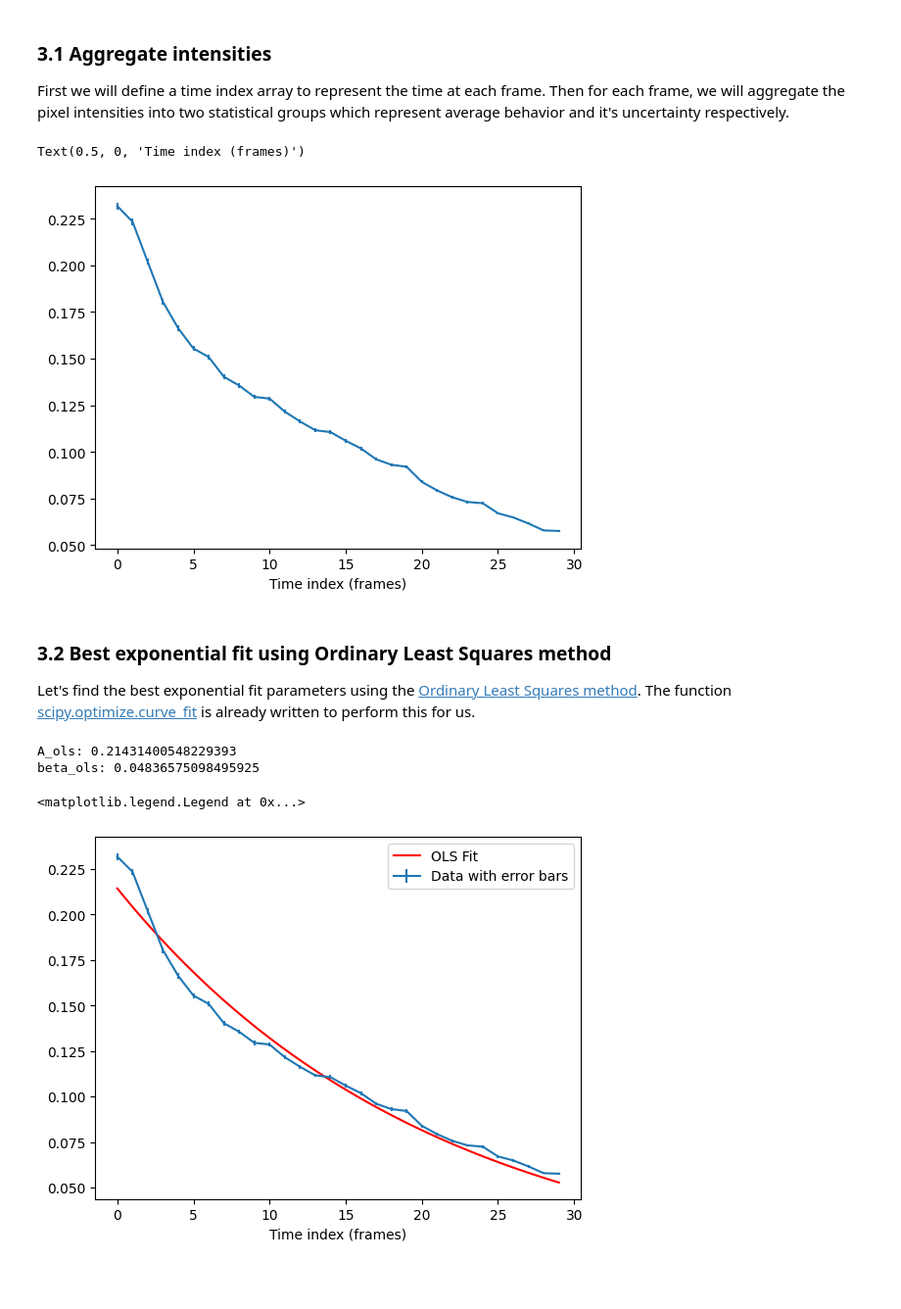
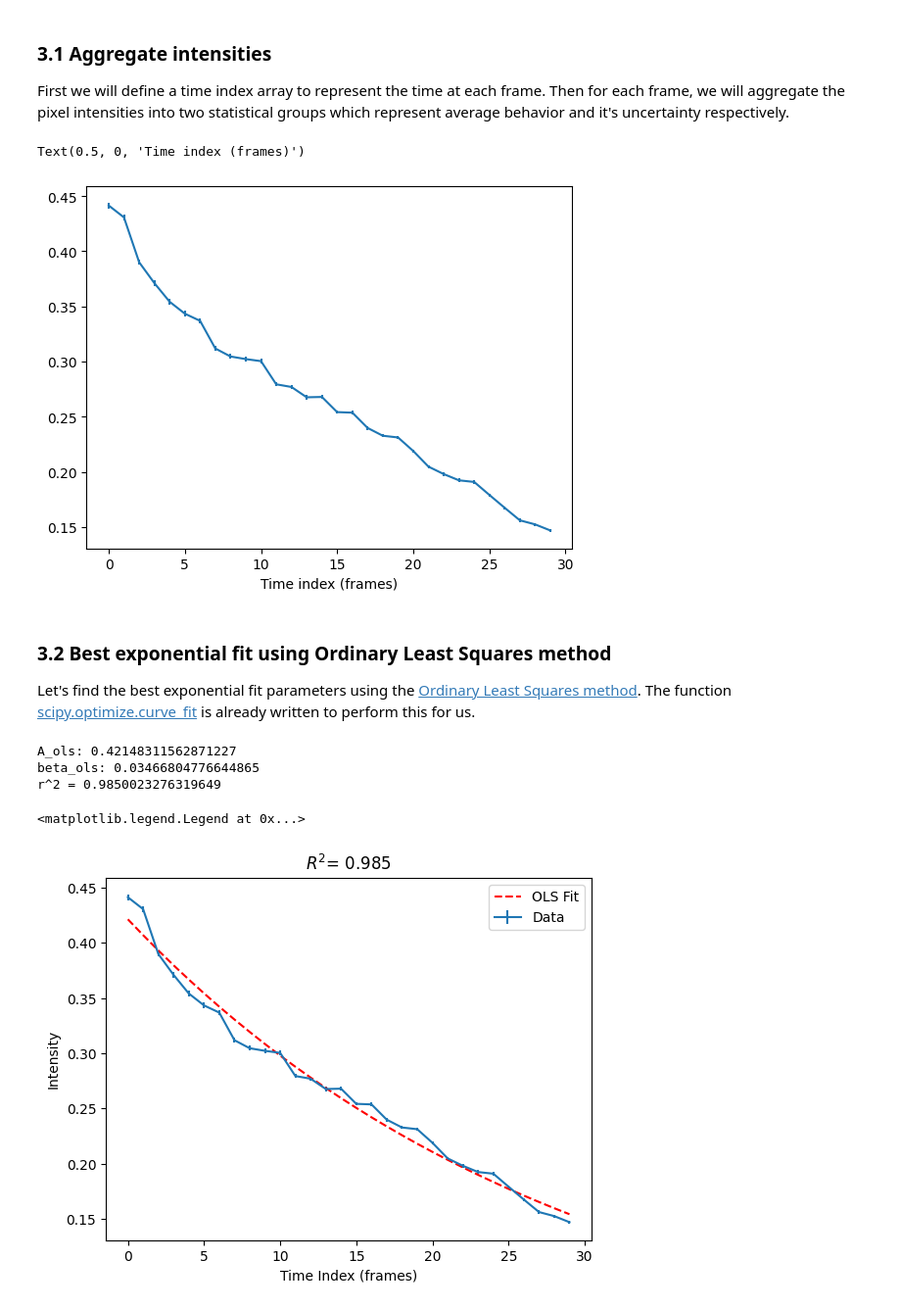
Before and after one commit to Marlon-Jost/PHYS5318_Experiemnt_2, a Jupyter notebook: PHYS5318_Lab2_femtosecond-2.ipynb, the cells around one changed output. Shown at 98% size. Drawn from its saved outputs; the diff is of its cells as text; code cells hidden in the pictures; blank space fills up the shorter version.

```diff
--- a/PHYS5318_Lab2_femtosecond-2.ipynb
+++ b/PHYS5318_Lab2_femtosecond-2.ipynb
@@ -164,7 +164,7 @@ img_femtolaser_blurred_masked = img_femtolaser_blurred
 # Hint1: The size of the circle will determine the reliability of your final conclusions. Be intentional when choosing the size of your region
 
 ni, nj = img_femtolaser_blurred[0].shape
-radius = 50 # Students will be changing this parameter
+radius = 15 # Students will be changing this parameter
 mask_cell = np.zeros((ni, nj), dtype=np.bool_)
 for i in range(ni):
     for j in range(nj):
@@ -241,7 +241,7 @@ plt.errorbar(ts, intensities_mu, yerr=intensities_ste)
 plt.xlabel('Time index (frames)')
 # %% [output]
 Text(0.5, 0, 'Time index (frames)')
-[figure, old version]
+[figure, new version]
 # %% [markdown]
 ### 3.2 Best exponential fit using Ordinary Least Squares method
 
@@ -263,20 +263,31 @@ def func_exp(t, A, beta):
 
 from scipy.optimize import curve_fit
 popt, pcov = curve_fit(func_exp, ts, intensities_mu, p0=(1.0, 1.))
+
 A_ols, beta_ols = popt
+
+t_fit = np.linspace(0, n_times-1, 30)
+intensities_predicted = func_exp(t_fit, A_ols, beta_ols)
+ss_res = np.sum((intensities_mu - intensities_predicted)**2)  # residual sum of squares
+ss_tot = np.sum((intensities_mu - np.mean(intensities_mu))**2)  # total sum of squares
+r_squared = 1 - (ss_res / ss_tot)
+
 print("A_ols:", A_ols)
 print("beta_ols:", beta_ols)
+print(f"r^2 = {r_squared}")
 # %% [output]
-A_ols: 0.21431400548229393
-beta_ols: 0.04836575098495925
+A_ols: 0.42148311562871227
+beta_ols: 0.03466804776644865
+r^2 = 0.9850023276319649
 # %%
 # Q3.2.4: plot the error bar for `intensities_mu` vs `ts` (errors equal to `intensities_ste`), and
 # add best fit exponentials using parameters from OLS
-plt.errorbar(ts, intensities_mu, yerr=intensities_ste, label='Data with error bars')
-t_fit = np.linspace(0, n_times-1, 100)
-plt.plot(t_fit, func_exp(t_fit, A_ols, beta_ols), 'r-', label='OLS Fit')
-plt.xlabel('Time index (frames)')
+plt.errorbar(ts, intensities_mu, yerr=intensities_ste, label='Data')
+plt.plot(t_fit, intensities_predicted , 'r--', label='OLS Fit')
+plt.title(f"$R^2$= {r_squared:.3f}")
+plt.xlabel('Time Index (frames)')
+plt.ylabel('Intensity')
 plt.legend()
 # %% [output]
 <matplotlib.legend.Legend at 0x...>
-[figure, old version]
+[figure, new version]
```
Also changed, not shown: parts of 2 cells of this notebook.
